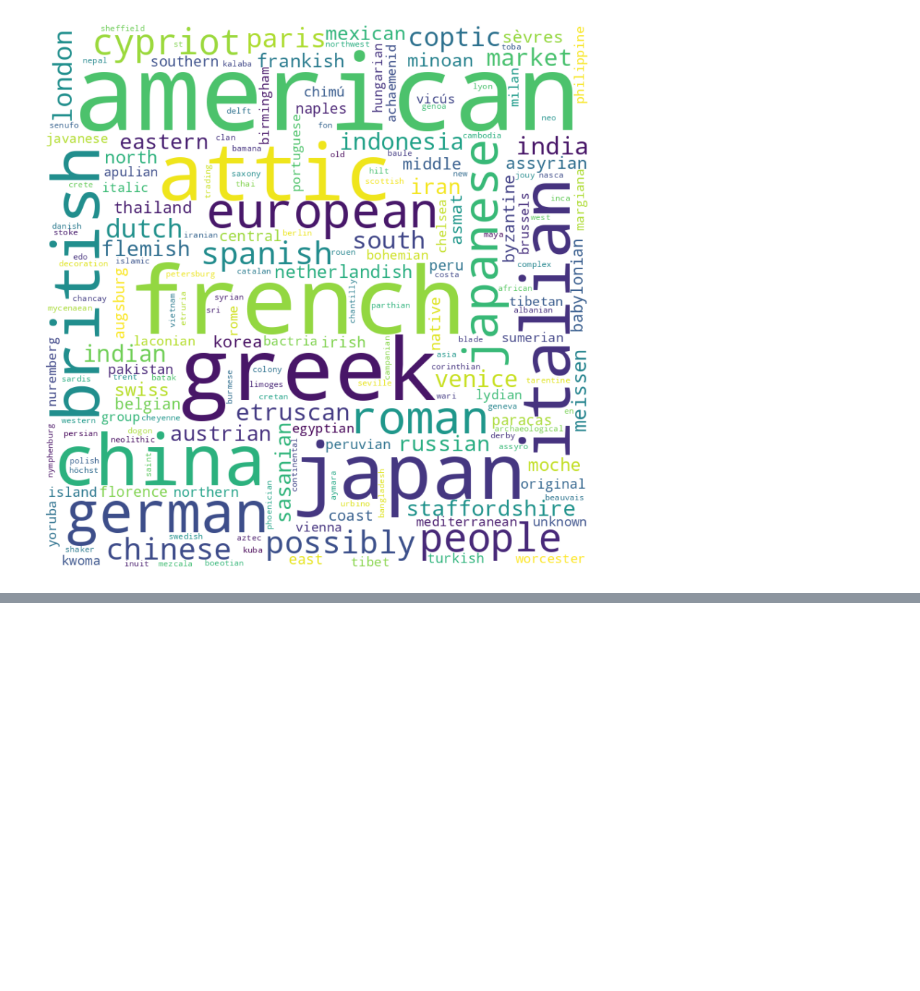
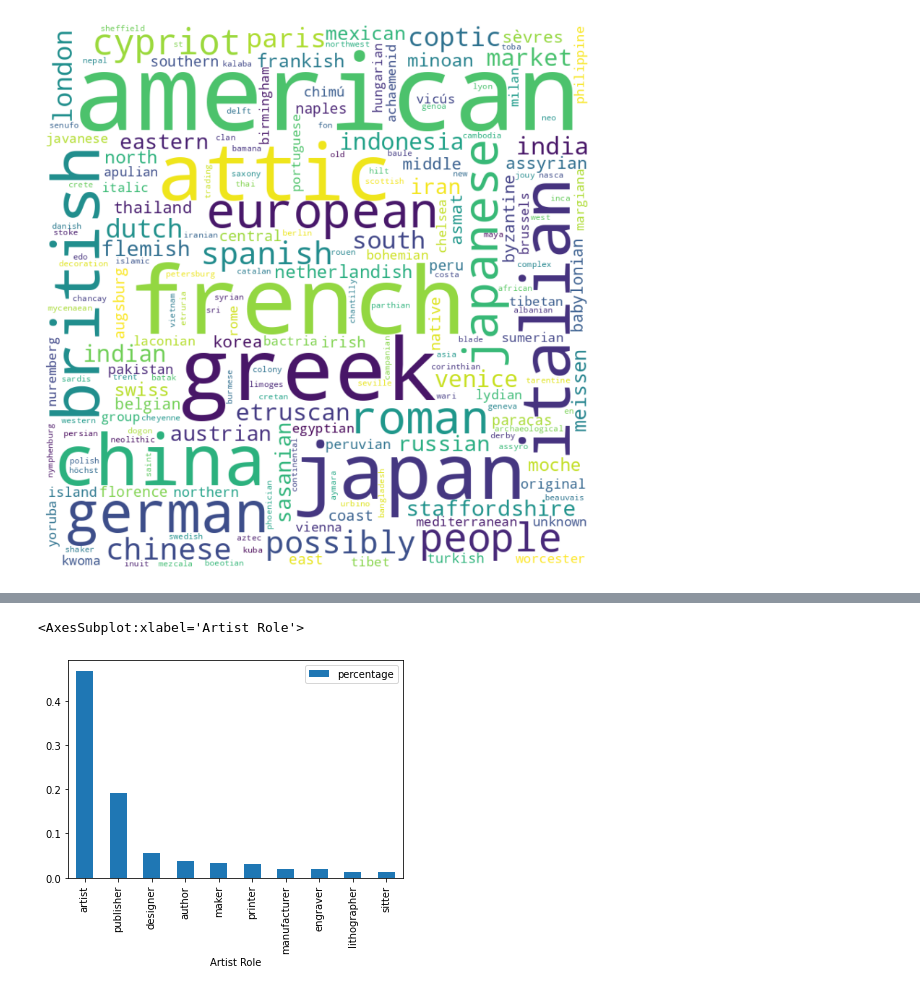
Before and after one commit to agraham85/metmuseum-datamining, a Jupyter notebook: cleaning_peter.ipynb, the cells around one changed output, grey strips where cells are left out. Cells and saved outputs as stored; diff of their text form; code cells hidden in the pictures; blank space fills up the shorter version.

```diff
--- a/cleaning_peter.ipynb
+++ b/cleaning_peter.ipynb
@@ -140,0 +146,18 @@ plt.show()
+# %%
+artist_roles = lines_to_words(df_clean['Artist Role'].dropna().tolist())
+artist_roles_clean = []
+for i in range(len(artist_roles)):
+    artist_roles_clean.extend(artist_roles[i].lower().split('|'))
+
+artist_roles_df = pd.DataFrame(artist_roles_clean, columns=['Artist Role'])
+
+#calculate sum of values by group
+df_groups = artist_roles_df.groupby(['Artist Role'])['Artist Role'].sum()
+
+artist_roles_df = artist_roles_df['Artist Role'].dropna().groupby([artist_roles_df['Artist Role']]).count().reset_index(name='counts')
+artist_roles_df['percentage'] = artist_roles_df['counts'] / artist_roles_df['counts'].sum()
+top10 = artist_roles_df.sort_values(by='counts', ascending=False).head(10)
+top10.plot.bar(x='Artist Role',y='percentage', rot=90)
+# %% [output]
+<AxesSubplot:xlabel='Artist Role'>
+[figure, added]
```
Also changed, not shown: parts of 5 cells of this notebook.
